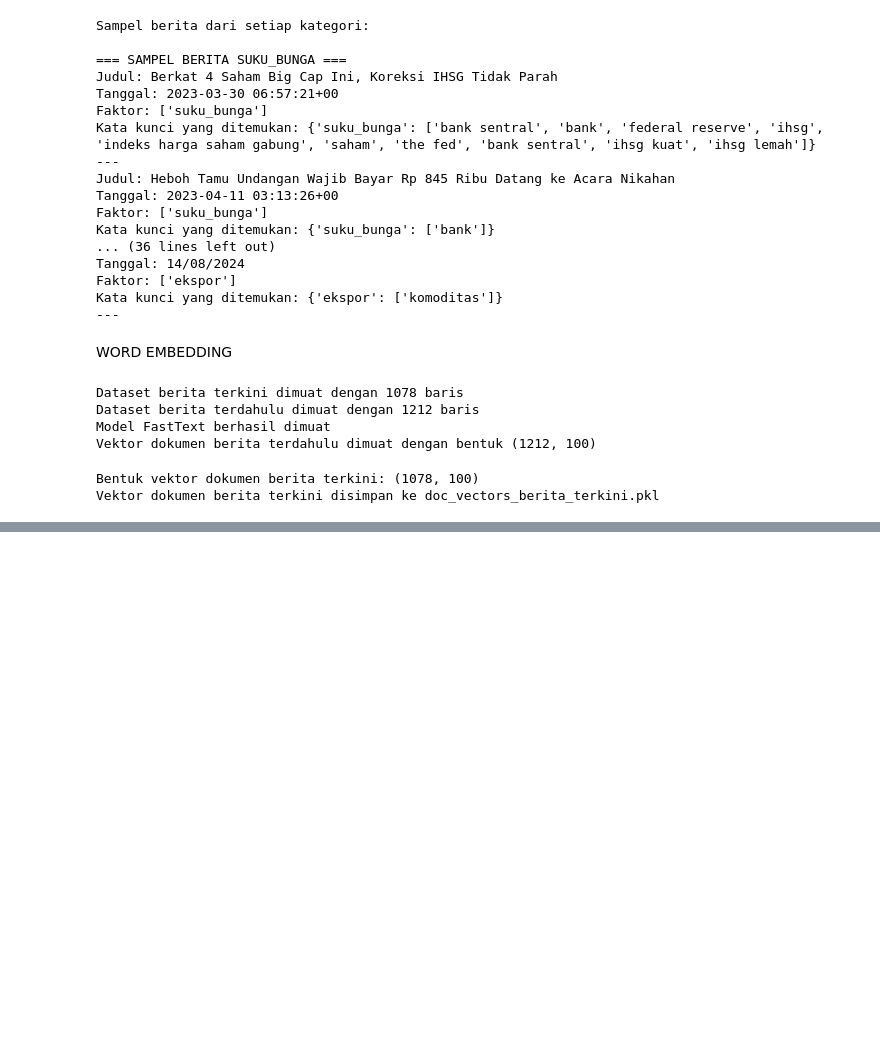
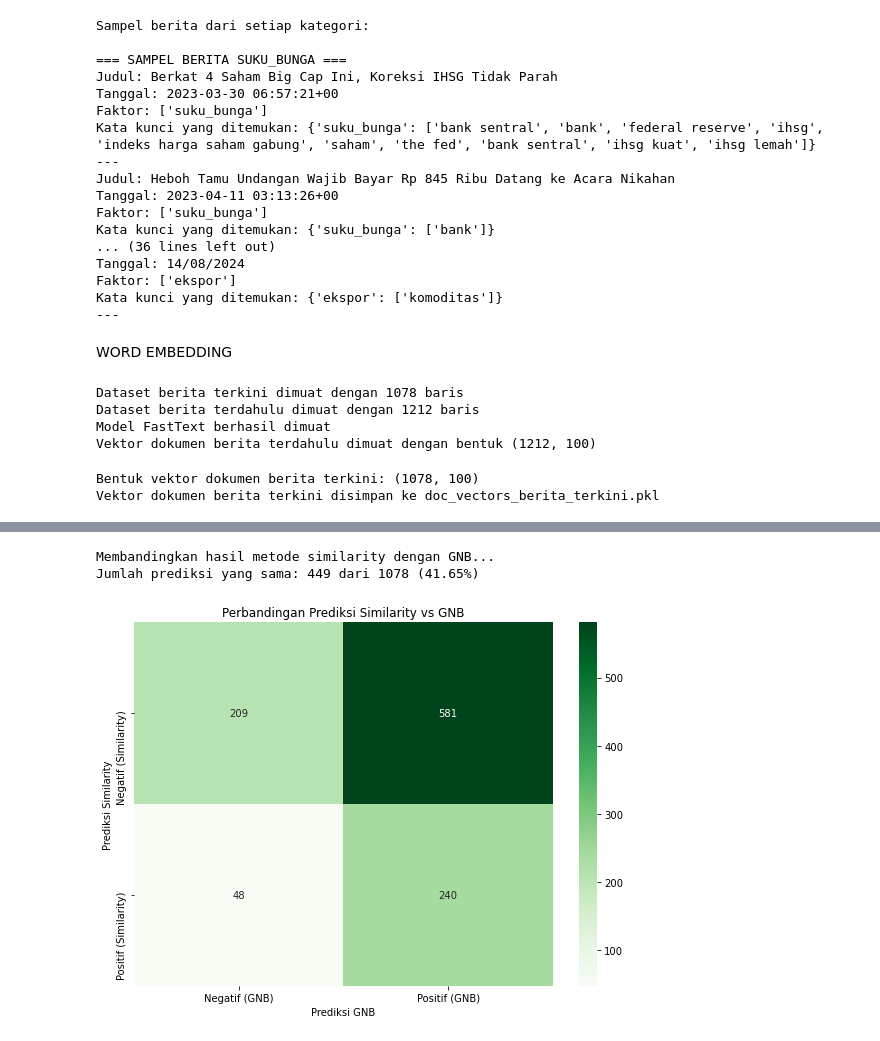
Before and after one commit to adindasyv/skripsi_2025, a Jupyter notebook: try_new_news.ipynb, the cells around one changed output, grey strips where cells are left out. Drawn from its saved outputs; the diff is of its cells as text; code cells hidden in the pictures; blank space fills up the shorter version.

```diff
--- a/try_new_news.ipynb
+++ b/try_new_news.ipynb
@@ -580,0 +872,52 @@ Vektor dokumen berita terkini disimpan ke doc_vectors_berita_terkini.pkl
+# %%
+# 3. Latih model GNB dengan seluruh data berita terdahulu
+gnb_full = GaussianNB()
+gnb_full.fit(doc_vectors_old, y_old)
+
+# 4. Prediksi label berita terkini dengan GNB
+y_pred_new_proba = gnb_full.predict_proba(doc_vectors_new)
+y_pred_new = gnb_full.predict(doc_vectors_new)
+
+# 5. Konversi hasil prediksi ke label teks
+label_map_inv = {1: 'positif', 0: 'negatif'}
+predicted_labels = [label_map_inv[pred] for pred in y_pred_new]
+
+# Tambahkan hasil prediksi ke DataFrame
+df_new['gnb_predicted_label'] = predicted_labels
+df_new['gnb_confidence'] = np.max(y_pred_new_proba, axis=1)
+# %%
+#6. Bandingkan dengan hasil metode similarity (dari FastText)
+print("\nMembandingkan hasil metode similarity dengan GNB...")
+
+# Konversi label hasil similarity ke numerik
+y_sim = df_new['predicted_label'].map(label_map).values
+
+# Hitung tingkat kesesuaian
+agreement = (y_pred_new == y_sim).sum()
+agreement_rate = agreement / len(y_sim) * 100
+
+print(f"Jumlah prediksi yang sama: {agreement} dari {len(y_sim)} ({agreement_rate:.2f}%)")
+
+# Buat confusion matrix perbandingan
+cm_comparison = confusion_matrix(y_sim, y_pred_new)
+plt.figure(figsize=(8, 6))
+sns.heatmap(
+    cm_comparison,
+    annot=True,
+    fmt='d',
+    cmap='Greens',
+    xticklabels=['Negatif (GNB)', 'Positif (GNB)'],
+    yticklabels=['Negatif (Similarity)', 'Positif (Similarity)']
+)
+plt.xlabel('Prediksi GNB')
+plt.ylabel('Prediksi Similarity')
+plt.title('Perbandingan Prediksi Similarity vs GNB')
+plt.tight_layout()
+plt.show()
+
+# Tambahkan kolom untuk menandai kesesuaian prediksi
+df_new['prediction_match'] = y_pred_new == y_sim
+# %% [output]
+Membandingkan hasil metode similarity dengan GNB...
+Jumlah prediksi yang sama: 449 dari 1078 (41.65%)
+[figure, added]
```
Also changed, not shown: parts of 12 cells of this notebook, 1 other file.
